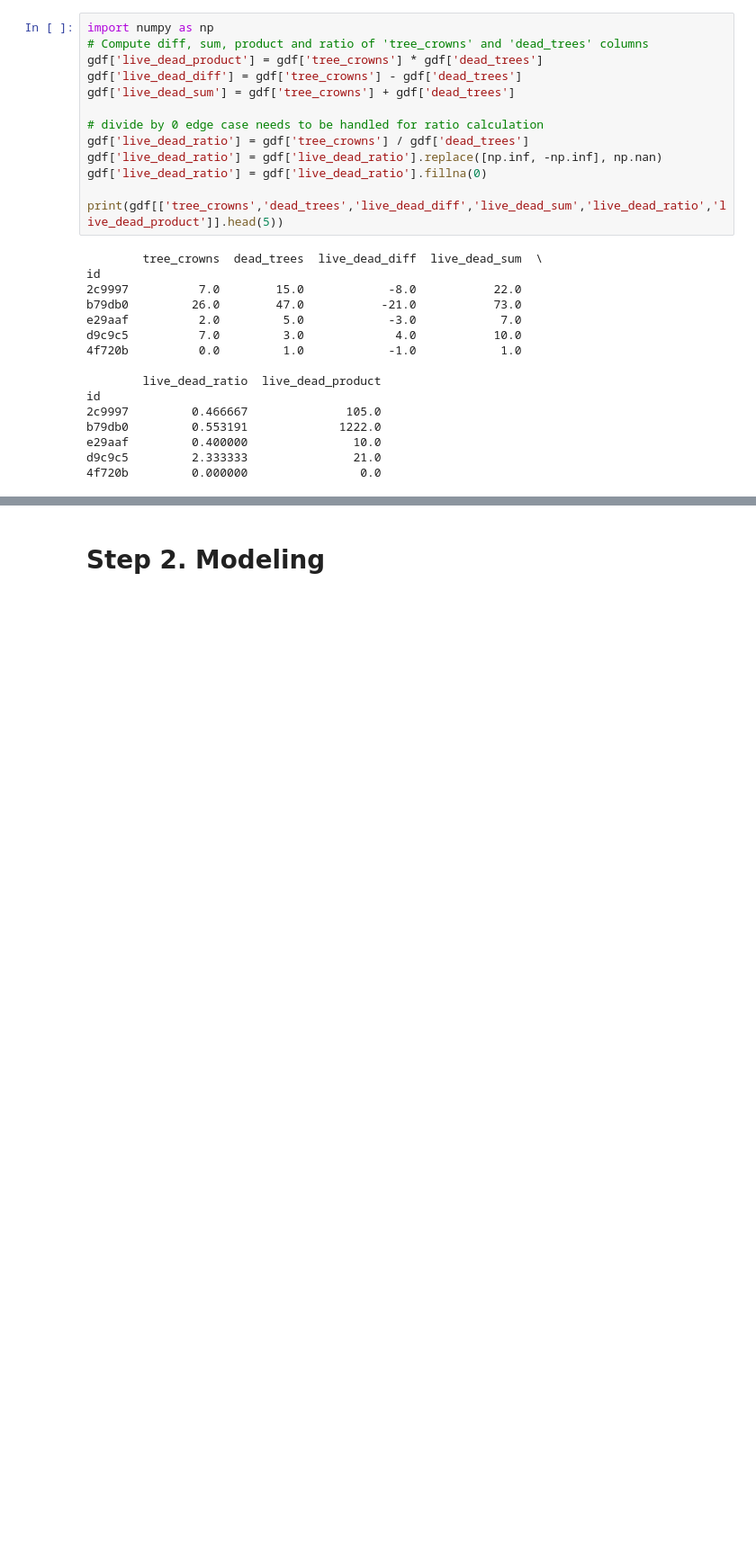
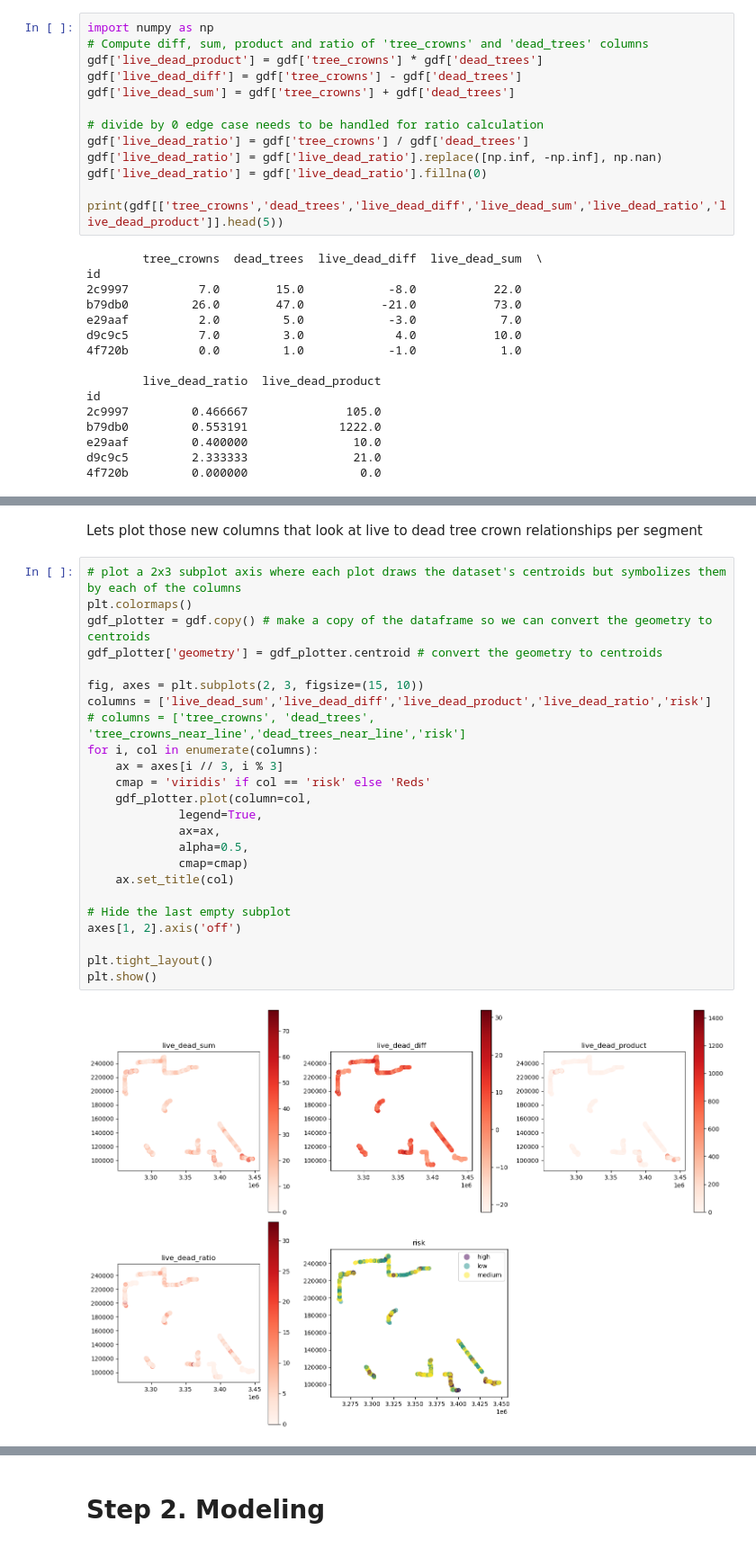
Before and after one commit to kyle-woodward/overstory, a Jupyter notebook: kyle_woodward_senior_wildfire_data_scientist.ipynb, the cells around one changed output, grey strips where cells are left out. Shown at 90% size. Saved outputs shown, nothing was run; the diff lists cells and outputs as text; blank space fills up the shorter version.

```diff
--- a/kyle_woodward_senior_wildfire_data_scientist.ipynb
+++ b/kyle_woodward_senior_wildfire_data_scientist.ipynb
@@ -225,3 +235,31 @@ plt.show()
+# %% [markdown]
+Lets plot those new columns that look at live to dead tree crown relationships per segment
+# %%
+# plot a 2x3 subplot axis where each plot draws the dataset's centroids but symbolizes them by each of the columns
+plt.colormaps()
+gdf_plotter = gdf.copy() # make a copy of the dataframe so we can convert the geometry to centroids
+gdf_plotter['geometry'] = gdf_plotter.centroid # convert the geometry to centroids
+
+fig, axes = plt.subplots(2, 3, figsize=(15, 10))
+columns = ['live_dead_sum','live_dead_diff','live_dead_product','live_dead_ratio','risk']
+# columns = ['tree_crowns', 'dead_trees', 'tree_crowns_near_line','dead_trees_near_line','risk']
+for i, col in enumerate(columns):
+    ax = axes[i // 3, i % 3]
+    cmap = 'viridis' if col == 'risk' else 'Reds'
+    gdf_plotter.plot(column=col,
+             legend=True,
+             ax=ax,
+             alpha=0.5,
+             cmap=cmap)
+    ax.set_title(col)
+
+# Hide the last empty subplot
+axes[1, 2].axis('off')
+
+plt.tight_layout()
+plt.show()
+# %% [output]
+[figure, added]
 # %% [markdown]
 although the additive (sum and product) and differential (diff and ratio) tell the same story with slightly different color gradients, we can say a few things from these plots taken together:
 
```
Also changed, not shown: parts of 20 cells of this notebook.
